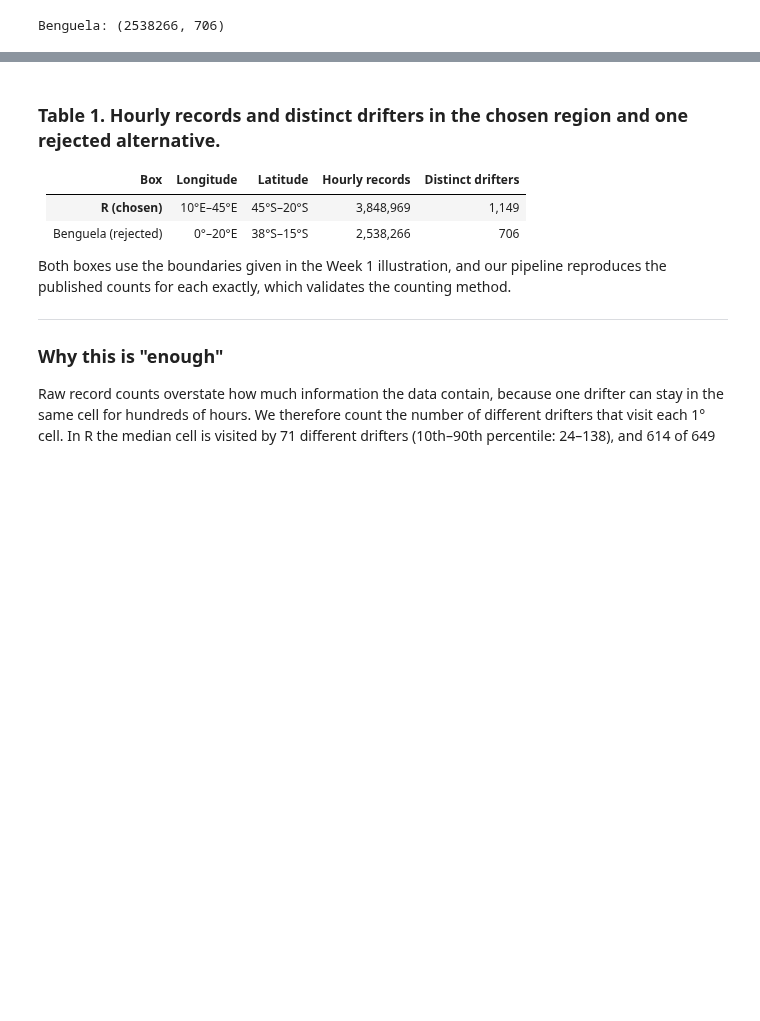
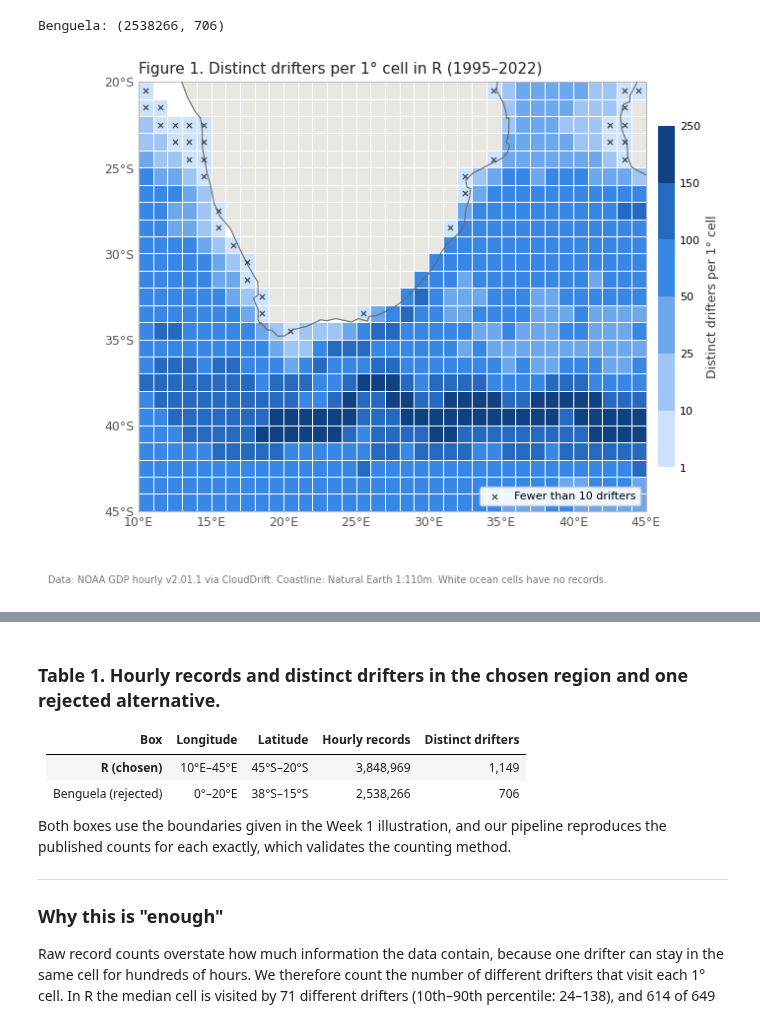
Before and after one commit to vrishinm/2026-Data3001-XIE-G2, a Jupyter notebook: section2 .ipynb, the cells around one changed output, grey strips where cells are left out. Drawn from its saved outputs; the diff is of its cells as text; code cells hidden in the pictures; blank space fills up the shorter version.

```diff
--- a/section2 .ipynb
+++ b/section2 .ipynb
@@ -185,3 +185,85 @@ def count_region(ds, west, east, south, north):
 print("Benguela:", count_region(ds, 0, 20, -38, -15))
 # %% [output]
 Benguela: (2538266, 706)
+# %%
+# Figure 1: distinct drifters per 1° cell in R (slides 15-16: "How many different drifters support each cell?")
+import json, urllib.request
+import numpy as np
+import matplotlib.pyplot as plt
+from matplotlib.colors import ListedColormap, BoundaryNorm
+from matplotlib.patches import Polygon
+
+cell = 1
+n_cols = int(np.ceil((east - west) / cell))
+n_rows = int(np.ceil((north - south) / cell))
+
+lon_in = ds.lon[in_idx].values
+lat_in = ds.lat[in_idx].values
+# np.clip keeps points lying exactly on 45°E or 20°S in the last column/row
+col = np.clip(np.floor((lon_in - west) / cell).astype(int), 0, n_cols - 1)
+row = np.clip(np.floor((lat_in - south) / cell).astype(int), 0, n_rows - 1)
+cell_id = row * n_cols + col
+
+key = np.unique(cell_id.astype(np.int64) * 100_000 + traj_of_obs)
+grid = np.bincount(key // 100_000, minlength=n_rows * n_cols).reshape(n_rows, n_cols).astype(float)
+grid[grid == 0] = np.nan
+
+# Land polygons, Natural Earth 1:110m (same coastline source as the Week 1 slides)
+url = "https://raw.githubusercontent.com/nvkelso/natural-earth-vector/master/geojson/ne_110m_land.geojson"
+land = json.load(urllib.request.urlopen(url))
+
+# One-hue sequential blue ramp, light = few drifters, dark = many
+bins = [1, 10, 25, 50, 100, 150, max(250, int(np.nanmax(grid)) + 1)]
+cmap = ListedColormap(["#cde2fb", "#9ec5f4", "#6da7ec", "#3987e5", "#256abf", "#104281"])
+cmap.set_bad((0, 0, 0, 0))   # transparent, so land shows through
+norm = BoundaryNorm(bins, cmap.N)
+
+lon_edges = west + np.arange(n_cols + 1) * cell
+lat_edges = south + np.arange(n_rows + 1) * cell
+
+fig, ax = plt.subplots(figsize=(8, 6))
+for feat in land["features"]:
+    g = feat["geometry"]
+    polys = g["coordinates"] if g["type"] == "MultiPolygon" else [g["coordinates"]]
+    for p in polys:
+        ax.add_patch(Polygon(np.array(p[0]), closed=True, facecolor="#e8e6e1", edgecolor="none", zorder=0))
+        ax.add_patch(Polygon(np.array(p[0]), closed=True, fill=False, edgecolor="#6b6a66", linewidth=0.8, zorder=3))
+
+mesh = ax.pcolormesh(lon_edges, lat_edges, grid, cmap=cmap, norm=norm,
+                     edgecolor="white", linewidth=0.4, zorder=1)
+
+# Mark cells visited by fewer than 10 distinct drifters
+r, c = np.nonzero(grid < 10)
+ax.scatter(lon_edges[c] + cell / 2, lat_edges[r] + cell / 2, marker="x", s=14,
+           color="#3d3d3a", linewidths=0.8, zorder=4, label="Fewer than 10 drifters")
+
+ax.set_xlim(west, east)
+ax.set_ylim(south, north)
+ax.set_aspect(1 / np.cos(np.deg2rad((north + south) / 2)))
+ax.set_xticks(range(west, east + 1, 5))
+ax.set_yticks(range(south, north + 1, 5))
+ax.set_xticklabels([f"{x}°E" for x in range(west, east + 1, 5)], fontsize=9, color="#555")
+ax.set_yticklabels([f"{-y}°S" for y in range(south, north + 1, 5)], fontsize=9, color="#555")
+ax.tick_params(length=0)
+for s in ax.spines.values():
+    s.set_color("#bbb")
+
+cb = fig.colorbar(mesh, ax=ax, shrink=0.75, pad=0.02)
+cb.set_label("Distinct drifters per 1° cell", fontsize=9, color="#333")
+cb.ax.tick_params(labelsize=8, length=0)
+cb.outline.set_visible(False)
+
+ax.legend(loc="lower right", fontsize=8, frameon=True, framealpha=0.9)
+ax.set_title("Figure 1. Distinct drifters per 1° cell in R (1995–2022)", fontsize=11, loc="left", color="#222")
+fig.text(0.01, 0.01, "Data: NOAA GDP hourly v2.01.1 via CloudDrift. Coastline: Natural Earth 1:110m. "
+         "White ocean cells have no records.", fontsize=7, color="#777")
+
+plt.savefig("fig1_coverage_1deg.png", dpi=200, bbox_inches="tight")
+plt.show()
+
+occ = grid[~np.isnan(grid)]
+print(f"Occupied cells: {occ.size} of {n_rows * n_cols}")
+print(f"Median drifters per cell: {np.median(occ):.0f}  (10th-90th: {np.percentile(occ, 10):.0f}-{np.percentile(occ, 90):.0f})")
+print(f"Cells with >= 10 drifters: {(occ >= 10).sum()}  |  fewer than 10: {(occ < 10).sum()}")
+# %% [output]
+[figure, added]
```
Also changed, not shown: parts of 5 cells of this notebook.
